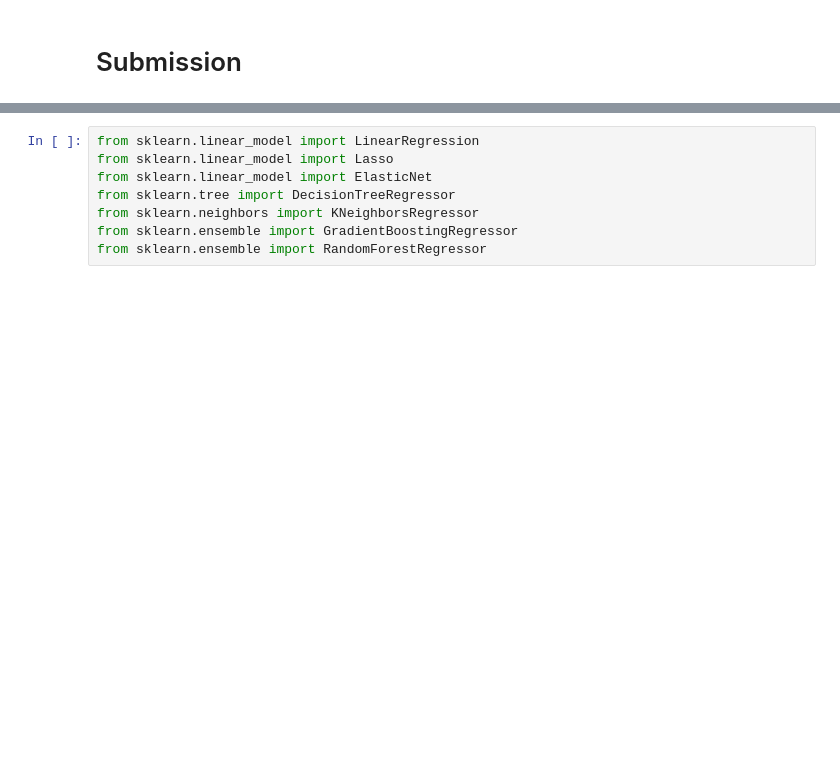
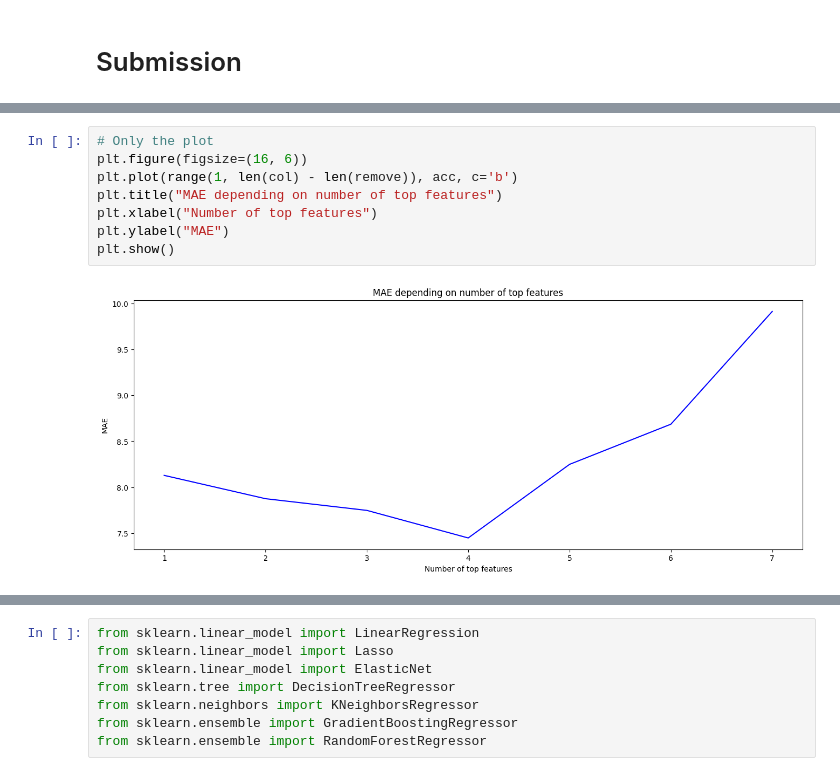
Before and after one commit to antoinegleisberg/INF554_kaggle, a Jupyter notebook: AutoMLModif.ipynb, the cells around one changed output, grey strips where cells are left out. Saved outputs shown, nothing was run; the diff lists cells and outputs as text; blank space fills up the shorter version.

```diff
--- a/AutoMLModif.ipynb
+++ b/AutoMLModif.ipynb
@@ -341,0 +403,10 @@ pipelines.append(('ScaledRF', Pipeline([('Scaler', StandardScaler()),('RF', Rand
+# %%
+# Only the plot
+plt.figure(figsize=(16, 6))
+plt.plot(range(1, len(col) - len(remove)), acc, c='b')
+plt.title("MAE depending on number of top features")
+plt.xlabel("Number of top features")
+plt.ylabel("MAE")
+plt.show()
+# %% [output]
+[figure, added]
```
Also changed, not shown: parts of 19 cells of this notebook.
